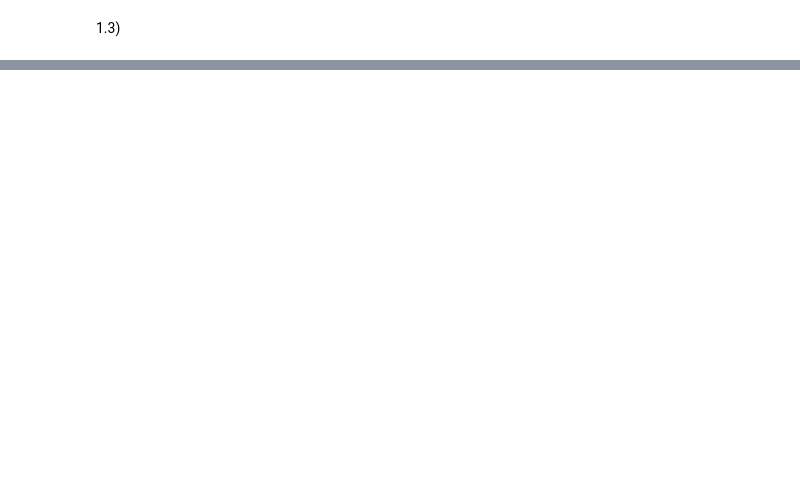
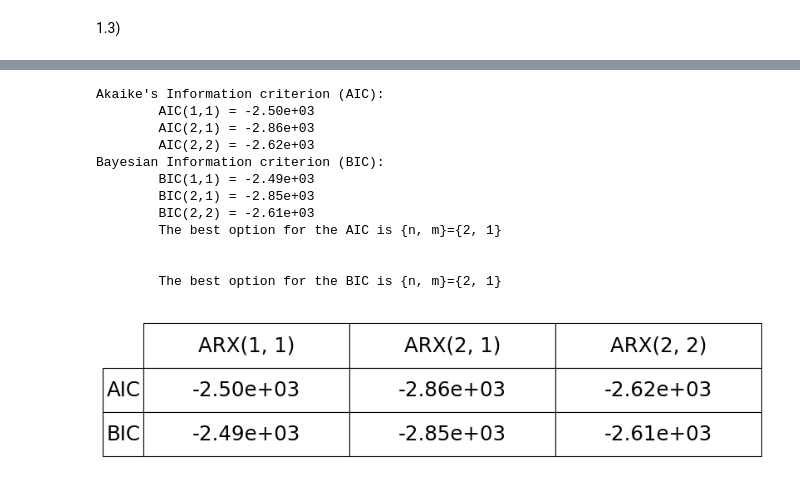
Before and after one commit to tapyu/to-rm-courses, a Jupyter notebook: identificação_de_sistemas/Projeto 3 - Identificação de Processos ARX/TC3.ipynb, the cells around one changed output, grey strips where cells are left out. Saved outputs shown, nothing was run; the diff lists cells and outputs as text; code cells hidden in the pictures; blank space fills up the shorter version.

```diff
--- a/identificação_de_sistemas/Projeto 3 - Identificação de Processos ARX/TC3.ipynb
+++ b/identificação_de_sistemas/Projeto 3 - Identificação de Processos ARX/TC3.ipynb
@@ -263,0 +291,79 @@ The result on the question `1.3` shows exactly that the estimated autocorrelatio
+# %%
+def lms(u, y, N, all_n, all_m):
+    all_xi, all_theta = [], []
+    AIC_p, BIC_p = empty(len(all_n)), empty(len(all_n))
+    AIC_best, BIC_best = inf, inf
+    # step learning
+    mu = .03
+
+    for i, (n, m) in enumerate(zip(all_n, all_m)):
+        # initializing the coefficient vector, theta[0]
+        theta_hat = zeros((n+m, N-n+1), dtype='float64')
+        # initializing the residual signal
+        xi = zeros(N-1, dtype='float64')
+        y_hat = []
+        for k in range(N-n):
+            # input vector
+            x = concatenate((y[k:n+k][::-1], u[n-m+k:n+k][::-1]))
+            # estimated output signal
+            y_hat_k = inner(x, theta_hat[:,k])
+            y_hat.append(y_hat_k)
+            # residual signal
+            xi[k] = y[k] - y_hat_k
+            # LMS algorithm
+            delta_theta = 2*mu*xi[k]*x
+            theta_hat[:,k+1] = theta_hat[:,k] + delta_theta
+
+        # saving residual and theta
+        all_xi.append(xi)
+        all_theta.append(theta_hat)
+        # cut off the transitory part
+        sigma2_xi = my_var(xi[100:])
+        # Akaike’s Information criterion (AIC)
+        p = m+n
+        N_xi = xi.size
+        AIC_p[i] = N_xi*ln(sigma2_xi) + 2*p
+        if AIC_p[i] < AIC_best:
+            AIC_best = AIC_p[i]
+            y_hat_best = array(y_hat)
+            i_best = i # best {n, m} set
+        # Bayesian Information criterion (BIC)
+        BIC_p[i] = N_xi*ln(sigma2_xi) + p*ln(N_xi)
+        if BIC_p[i] < BIC_best:
+            BIC_best = BIC_p[i]
+    return y_hat_best, all_xi, all_theta, AIC_p, BIC_p, i_best
+
+y_hat_best, all_xi, all_theta, all_AIC, all_BIC, i_best = lms(u, y, N, all_n, all_m)
+
+### ploting table
+fig = plt.figure(figsize=(12, 3), dpi=80)
+ax = fig.gca()
+
+# hide axes
+fig.patch.set_visible(False)
+ax.axis('off')
+ax.axis('tight')
+col_labels = [f'ARX{n,m}' for n, m in zip(all_n, all_m)]
+row_labels = ['AIC', 'BIC']
+cell_tex = [[f'{i:.2e}' for i in x] for x in (all_AIC, all_BIC)]
+
+table_ = ax.table(cellText=cell_tex, colLabels=col_labels, loc='center', cellLoc='center', rowLabels=row_labels)
+table_.scale(1, 4)
+plt.show()
+
+print(f'\tThe best option for the AIC is {{n, m}}={{{all_n[i_best]}, {all_m[i_best]}}}\n\n')
+print(f'\tThe best option for the BIC is {{n, m}}={{{all_n[i_best]}, {all_m[i_best]}}}')
+# %% [output]
+Akaike's Information criterion (AIC):
+        AIC(1,1) = -2.50e+03
+        AIC(2,1) = -2.86e+03
+        AIC(2,2) = -2.62e+03
+Bayesian Information criterion (BIC):
+        BIC(1,1) = -2.49e+03
+        BIC(2,1) = -2.85e+03
+        BIC(2,2) = -2.61e+03
+        The best option for the AIC is {n, m}={2, 1}
+
+
+        The best option for the BIC is {n, m}={2, 1}
+[figure, added]
```
Also changed, not shown: parts of 7 cells of this notebook.
